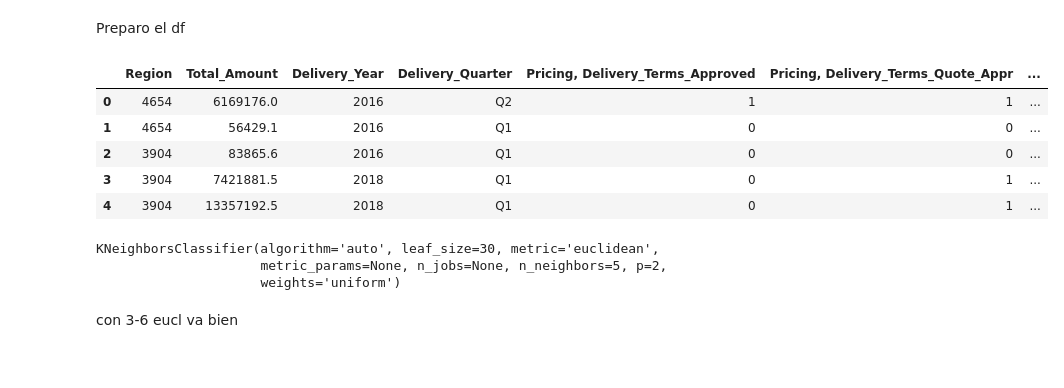
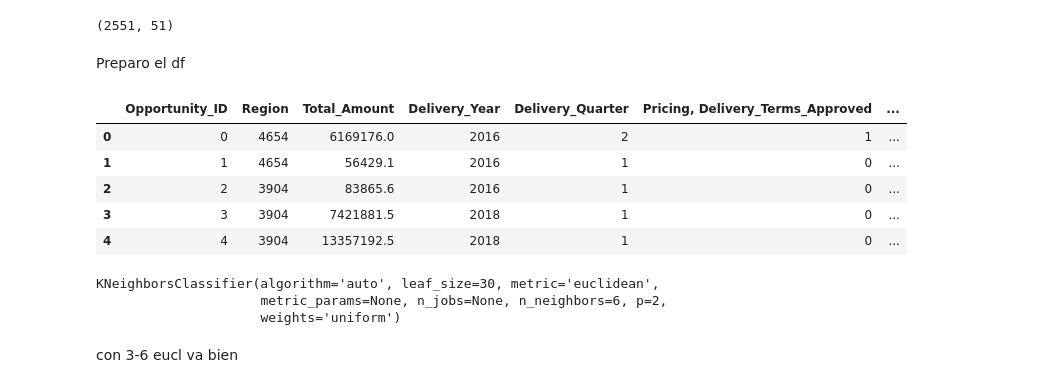
Before and after one commit to BautistaXifro/Machine-Learning-Datos, a Jupyter notebook: KNN/KNN.ipynb, the cells around one changed output. Saved outputs shown, nothing was run; the diff lists cells and outputs as text; code cells hidden in the pictures.

```diff
--- a/KNN/KNN.ipynb
+++ b/KNN/KNN.ipynb
@@ -28,6 +30,10 @@ oportunidades.head()
 | 2 | 27446 | Americas | NW America | 0 | 0 | 0 | ... |
 | 3 | 16808 | Americas | NW America | 1 | 0 | 1 | ... |
 | 4 | 16805 | Americas | NW America | 1 | 0 | 1 | ... |
+# %%
+test.shape
+# %% [output]
+(2551, 51)
 # %%
 oportunidades.loc[oportunidades['Total_Amount_Currency'] == 'JPY', 'Total_Amount'] = oportunidades['Total_Amount']*0.0096
 oportunidades.loc[oportunidades['Total_Amount_Currency'] == 'JPY', 'Total_Amount_Currency'] = 'USD'
@@ -43,17 +49,21 @@ oportunidades.loc[oportunidades['Total_Amount_Currency'] == 'GBP', 'Total_Amount
 # %% [markdown]
 Preparo el df
 # %%
-oportunidades_short = oportunidades[['Region', 'Total_Amount', 'Delivery_Year', 'Delivery_Quarter','Pricing, Delivery_Terms_Approved','Pricing, Delivery_Terms_Quote_Appr','Stage' ]].rename(columns={'Stage': 'Decision'})
+oportunidades_short = oportunidades[['Opportunity_ID','Region', 'Total_Amount', 'Delivery_Year', 'Delivery_Quarter','Pricing, Delivery_Terms_Approved','Pricing, Delivery_Terms_Quote_Appr','Stage' ]].rename(columns={'Stage': 'Decision'})
 oportunidades_short = oportunidades_short[(oportunidades_short['Decision'] == 'Closed Lost') | (oportunidades_short['Decision'] == 'Closed Won')]
 oportunidades_short.dropna(inplace=True)
 oportunidades_short['Region'] = oportunidades_short.groupby('Region')['Region'].transform('count')
 oportunidades_short['Decision'] = np.where(oportunidades_short['Decision'] == 'Closed Won',1,0)
+oportunidades_short.replace('Q1', 1, inplace= True)
+oportunidades_short.replace('Q2', 2, inplace= True)
+oportunidades_short.replace('Q3', 3, inplace= True)
+oportunidades_short.replace('Q4', 4, inplace= True)
 oportunidades_short.head()
 # %% [output]
-|  | Region | Total_Amount | Delivery_Year | Delivery_Quarter | Pricing, Delivery_Terms_Approved | Pricing, Delivery_Terms_Quote_Appr | ... |
-| 0 | 4654 | 6169176.0 | 2016 | Q2 | 1 | 1 | ... |
-| 1 | 4654 | 56429.1 | 2016 | Q1 | 0 | 0 | ... |
-| 2 | 3904 | 83865.6 | 2016 | Q1 | 0 | 0 | ... |
-| 3 | 3904 | 7421881.5 | 2018 | Q1 | 0 | 1 | ... |
-| 4 | 3904 | 13357192.5 | 2018 | Q1 | 0 | 1 | ... |
+|  | Opportunity_ID | Region | Total_Amount | Delivery_Year | Delivery_Quarter | Pricing, Delivery_Terms_Approved | ... |
+| 0 | 0 | 4654 | 6169176.0 | 2016 | 2 | 1 | ... |
+| 1 | 1 | 4654 | 56429.1 | 2016 | 1 | 0 | ... |
+| 2 | 2 | 3904 | 83865.6 | 2016 | 1 | 0 | ... |
+| 3 | 3 | 3904 | 7421881.5 | 2018 | 1 | 0 | ... |
+| 4 | 4 | 3904 | 13357192.5 | 2018 | 1 | 0 | ... |
 # %%
@@ -64,12 +74,12 @@ X = preprocessing.scale(X_prime)
 X_train, X_test, y_train, y_test = train_test_split(X, y, test_size = .33, random_state = 17)
 #ojo con el futuro
 # %%
-clf = neighbors.KNeighborsClassifier(n_neighbors=5, metric='euclidean')
+clf = neighbors.KNeighborsClassifier(n_neighbors=6, metric='euclidean')
 clf.fit(X_train, y_train)
 print(clf)
 # %% [output]
 KNeighborsClassifier(algorithm='auto', leaf_size=30, metric='euclidean',
-                     metric_params=None, n_jobs=None, n_neighbors=5, p=2,
+                     metric_params=None, n_jobs=None, n_neighbors=6, p=2,
                      weights='uniform')
 # %% [markdown]
 con 3-6 eucl va bien
```
Also changed, not shown: parts of 17 cells of this notebook, 1 other file.
